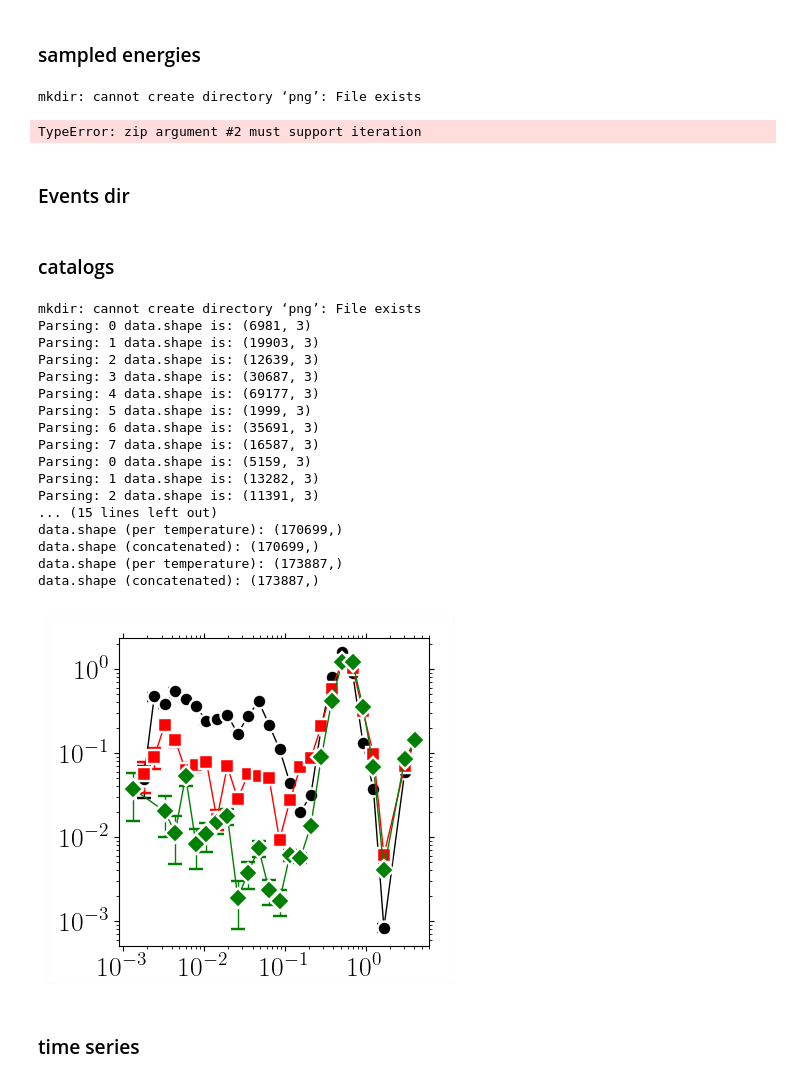
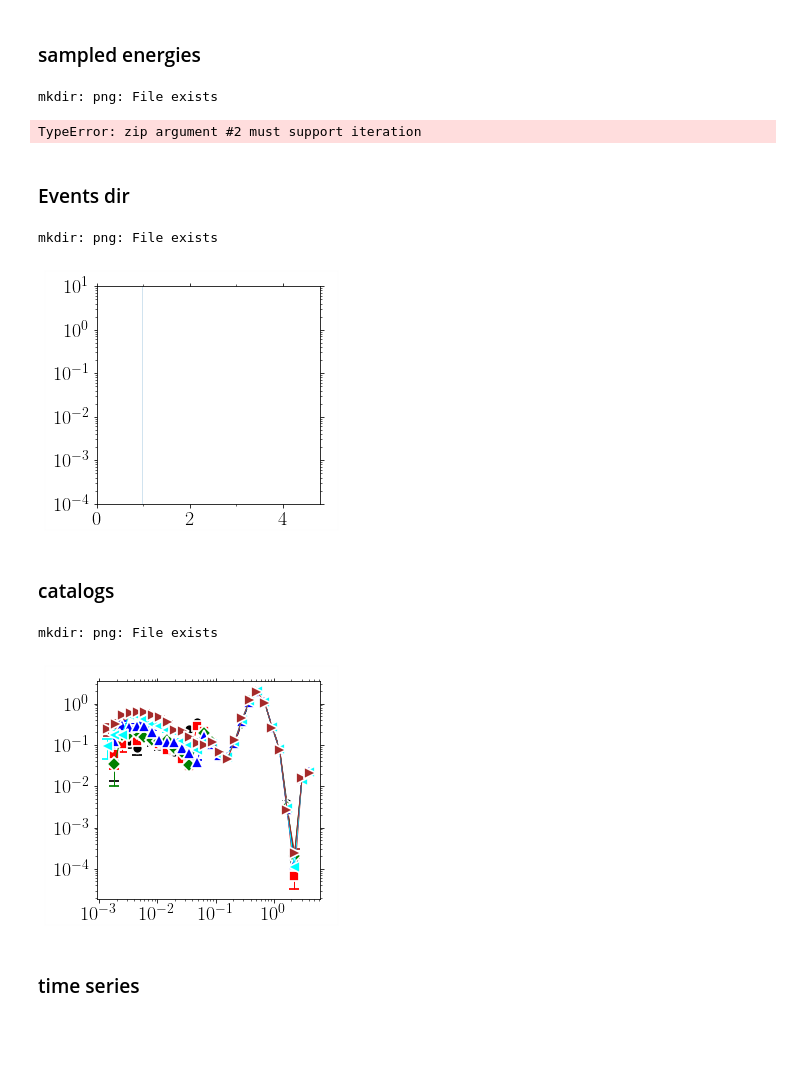
Before and after one commit to kkarimi62/vacancyDiffusion, a Jupyter notebook: postproc/postproc.ipynb, the cells around one changed output. Drawn from its saved outputs; the diff is of its cells as text; code cells hidden in the pictures; blank space fills up the shorter version.

```diff
--- a/postproc/postproc.ipynb
+++ b/postproc/postproc.ipynb
@@ -1364,7 +1353,7 @@ class Temperature:
         ax=utl.PltErr([0.5e-3,1e-3],[1,1],attrs={'fmt':'-.r'},Plot=False)
         utl.PltErr(1.0/np.array(self.temps),
                    list(map(lambda x:self.exponent[x][0],self.temps)),
-                   yerr=list(map(lambda x:1.0*(self.exponent[x][1]-self.exponent[x][2]),self.temps)),
+                   yerr=list(map(lambda x:2.0*(self.exponent[x][1]-self.exponent[x][2]),self.temps)),
                    attrs=symbols.GetAttrs(),
                    DrawFrame=DRAW_FRAME,
                    ax=ax,
@@ -2559,6 +2546,7 @@ class EnergyStats(Temperature):
         return dtt#[filtr]
     #
     def PlotPdf(self,shift=False,column_energy = 0,n_per_decade=8,
+                linscale = False,
                 **kwargs):
         #
         self.ax = utl.PltErr(None,#ans[:,0],
@@ -2574,6 +2562,7 @@ class EnergyStats(Temperature):
         kount = 0
         for temp, indx in zip(self.temps,range(len(self.temps))):
             nruns = len(self.nrun[indx])
+
             #--- concat. data for each temp
             data = np.concatenate(list(map(lambda x: self.data[x][:,column_energy],range(kount,kount+nruns))))
             #--- remove zeros
@@ -2585,7 +2574,7 @@ class EnergyStats(Temperature):
             #--- histogram
 #            data = np.array(data).flatten()
             #--- histogram
-            hist, bin_edges, err = utl.GetPDF(data,n_per_decade=n_per_decade)
+            hist, bin_edges, err = utl.GetPDF(data,n_per_decade=n_per_decade,linscale=linscale)
 
             #--- filtr
             filtr = hist == err
@@ -2598,12 +2587,16 @@ class EnergyStats(Temperature):
                 err *= 100**indx if shift else 1
 
             utl.PltErr(bin_edges,hist,
-                          yerr=err,
-                   attrs=symbols.GetAttrs(count=indx%7,label=r'$%s$'%temp), #,fmt='.'),
+#                           yerr=err,
+#                    attrs=symbols.GetAttrs(count=indx%7,label=r'$%s$'%temp), #,fmt='.'),
+                   attrs={'fmt':'-','color':'C0'},
                    ax = self.ax,
                    Plot=False,
                           )
-            kount += nruns
+
+            self.ax.fill_between(bin_edges, hist)
+
+            kount += nruns #self.nrun
         #
         utl.PltErr(None,
                    None,
@@ -2837,7 +2830,7 @@ if not eval(confParser['flags']['RemoteMachine']):
                   }
 )
 # %% [output]
-mkdir: cannot create directory ‘png’: File exists
+mkdir: png: File exists
 TypeError: zip argument #2 must support iteration
 # %%
 # class EnergyStats(Temperature):
@@ -3136,23 +3129,24 @@ if not eval(confParser['flags']['RemoteMachine']):
     !mkdir png
 
     stats = EnergyStats(
-        [1000,1200,1400,1600,1800,2000],8,
-#        [2000],8,
+#        [1000,1200,1400,1600,1800,2000],[list(range(8))]*10,
+        [1000],[list(range(8))]*10,
 #        verbose=True
                      )
 #    stats.Parse( list(map(lambda x:'CantorNatom16KTemp%sKEnsemble8/Run%s/msd/eventID_barrier.txt'%(x[0],x[1]),
-    stats.Parse( list(map(lambda x:'NiCoCrNatom1KTemp%sK/Run%s/msd/eventID_barrier.txt'%(x[0],x[1]),
-#    stats.Parse( list(map(lambda x:'NiNatom1KTemp%sK/Run%s/msd/eventID_barrier.txt'%(x[0],x[1]),
+#    stats.Parse( list(map(lambda x:'NiCoCrNatom1KTemp%sK/Run%s/msd/eventID_barrier.txt'%(x[0],x[1]),
+    stats.Parse( list(map(lambda x:'NiNatom1KTemp%sK/Run%s/msd/eventID_barrier.txt'%(x[0],x[1]),
                          stats.temps_runs ))
                )
-    stats.PlotPdf(shift=True,column_energy=3,
-                        **{'xscale':'log',
+    stats.PlotPdf(shift=False,column_energy=3,
+                  linscale=True, n_per_decade = 32,
+                        **{'xscale':'linear',
                   'yscale':'log',
-#                   'xlim':(1e-3,1e-1),
-#                    'ylim':(1e-2,1e0), #(1e-5,1e2),
+                   'xlim':(0,4.8),
+                    'ylim':(1e-4,1e1), #(1e-5,1e2),
 #                           'xstr':r'$\Delta t$',
 #                           'ystr':r'$P(\Delta t)$',
-                        'ndecade_x':1,'ndecade_y':2,
+#                         'ndecade_x':1,'ndecade_y':2,
                     'bbox_to_anchor':(0.4,0.13,0.5,0.5),
                    'title':'png/BarrierPdf_nicocr.png'},
 
@@ -3173,6 +3167,9 @@ if not eval(confParser['flags']['RemoteMachine']):
 #                           },
 
 #                        )
+# %% [output]
+mkdir: png: File exists
+[figure, added]
 # %%
 if not eval(confParser['flags']['RemoteMachine']):
     !mkdir png
@@ -3302,65 +3299,49 @@ if not eval(confParser['flags']['RemoteMachine']):
     !mkdir png
 
     stats = EnergyStats(
-#        [1000,1200,1400,1600,1800,2000],8,
-        [1,2,3],[list(range(8)),list(range(8)),list(range(8))],
-        verbose=True
+        [1000,1200,1400,1600,1800,2000],[list(range(8))]*10,
+#        [2000],[list(range(8))]
+#        verbose=True
                      )
-#    stats.Parse( list(map(lambda x:'CantorNatom16KTemp%sKEnsemble8/Run%s/msd/eventID_barrier_catalog_type5.txt'%(x[0],x[1]),
-#    stats.Parse( list(map(lambda x:'NiCoCrNatom1KTemp%sK/Run%s/msd/eventID_barrier_catalog_type3.txt'%(x[0],x[1]),
-    stats.Parse( list(map(lambda x:'energyBarrierPerType/nicocr/kmc/NiCoCrNatom1KTemp1000K/Run%s/msd/eventID_barrier_catalog_type%s.txt'%(x[1],x[0]),
+#    stats.Parse( list(map(lambda x:'CantorNatom16KTemp%sKEnsemble8/Run%s/msd/eventID_barrier.txt'%(x[0],x[1]),
+#    stats.Parse( list(map(lambda x:'NiCoCrNatom1KTemp%sK/Run%s/msd/eventID_barrier.txt'%(x[0],x[1]),
 #    stats.Parse( list(map(lambda x:'NiNatom16KTemp%sK/Run%s/msd/timeseries.txt'%(x[0],x[1]),
+    stats.Parse( list(map(lambda x:'NiCoCrNatom1KTemp%sK/Run%s/msd/eventID_barrier.txt'%(x[0],x[1]),
                          stats.temps_runs ))
                )
 
     stats.PlotPdf(
-                        column_energy=2,
+                        column_energy=3,
                         splitByType = False,
                         n_per_decade = 8,
                         **{'xscale':'log',
                   'yscale':'log',
 #                   'xlim':(1e-3,1e0),
 #                   'ylim':(1e-3,1e2), #(1e-5,1e2),
 #                           'xstr':r'$\Delta t$',
 #                           'ystr':r'$P(\Delta t)$',
 #                        'ndecade_x':2,'ndecade_y':2,
-                   'title':'png/BarrierPdf_perType_nicocr.png'
+#                   'title':'png/BarrierPdf_cantor.png'
                           },
 
                        )
 
 
 
 #     stats.Scatter(nevery=2,
 #                 **{'xscale':'linear',
 #                   'yscale':'log',
 #                    'xlim':(0,1),
 # #                   'ylim':(1e-3,1e1), #(1e-5,1e2),
 # #                           'xstr':r'$\Delta t$',
 # #                           'ystr':r'$P(\Delta t)$',
 #                         'ndecade_y':2,
 #                    'title':'png/twVsEnergy_cantor.png',
 #                   }
 # )
 # %% [output]
-mkdir: cannot create directory ‘png’: File exists
-Parsing: 0 data.shape is: (6981, 3)
-Parsing: 1 data.shape is: (19903, 3)
-Parsing: 2 data.shape is: (12639, 3)
-Parsing: 3 data.shape is: (30687, 3)
-Parsing: 4 data.shape is: (69177, 3)
-Parsing: 5 data.shape is: (1999, 3)
-Parsing: 6 data.shape is: (35691, 3)
-Parsing: 7 data.shape is: (16587, 3)
-Parsing: 0 data.shape is: (5159, 3)
-Parsing: 1 data.shape is: (13282, 3)
-Parsing: 2 data.shape is: (11391, 3)
-... (15 lines left out)
-data.shape (per temperature): (170699,)
-data.shape (concatenated): (170699,)
-data.shape (per temperature): (173887,)
-data.shape (concatenated): (173887,)
+mkdir: png: File exists
-[figure, old version]
+[figure, new version]
 # %% [markdown]
 ### time series
 # %%
```
Also changed, not shown: parts of 6 cells of this notebook, 3 other files.
